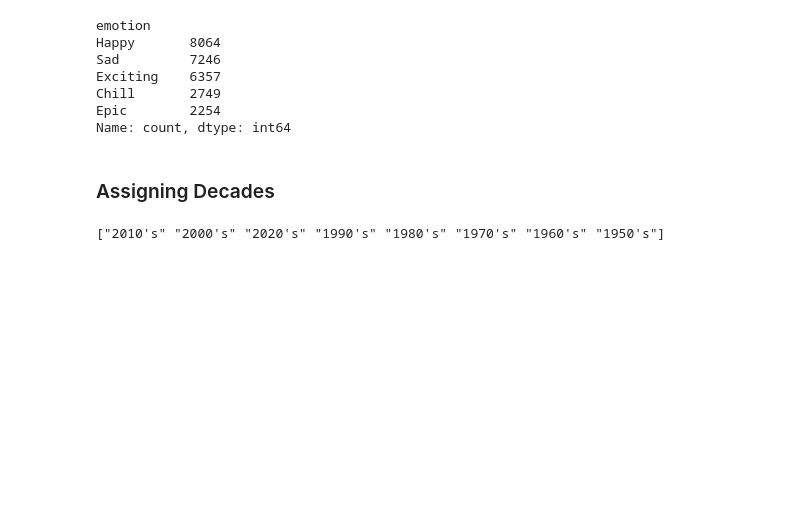
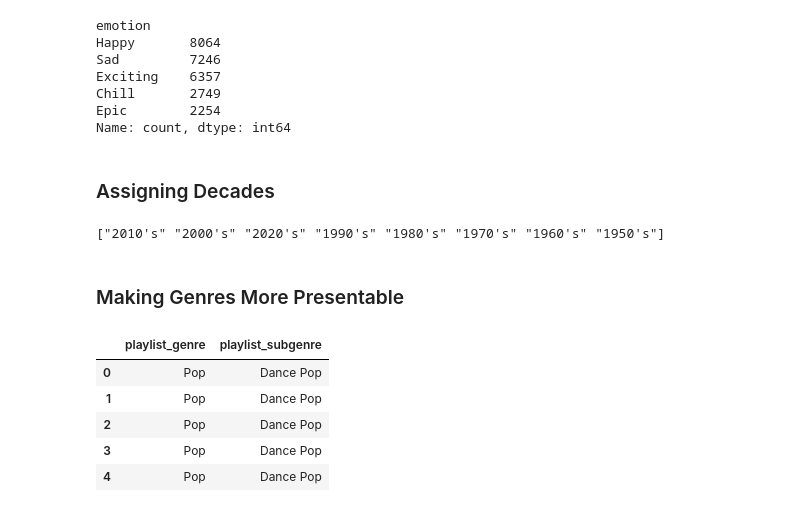
Before and after one commit to FlavRei/music-finder, a Jupyter notebook: notebooks/exploration.ipynb, the cells around one changed output. Saved outputs shown, nothing was run; the diff lists cells and outputs as text; code cells hidden in the pictures; blank space fills up the shorter version.

```diff
--- a/notebooks/exploration.ipynb
+++ b/notebooks/exploration.ipynb
@@ -338,3 +338,17 @@ df['decade'] = df['track_album_release_year'].apply(assign_decade)
 print(df['decade'].unique())
 # %% [output]
 ["2010's" "2000's" "2020's" "1990's" "1980's" "1970's" "1960's" "1950's"]
+# %% [markdown]
+### Making Genres More Presentable
+# %%
+df['playlist_genre'] = df['playlist_genre'].str.title()
+df['playlist_subgenre'] = df['playlist_subgenre'].str.title()
+# %%
+df[['playlist_genre', 'playlist_subgenre']].head()
+# %% [output]
+|  | playlist_genre | playlist_subgenre |
+| 0 | Pop | Dance Pop |
+| 1 | Pop | Dance Pop |
+| 2 | Pop | Dance Pop |
+| 3 | Pop | Dance Pop |
+| 4 | Pop | Dance Pop |
```
Also changed, not shown: 7 other files.
